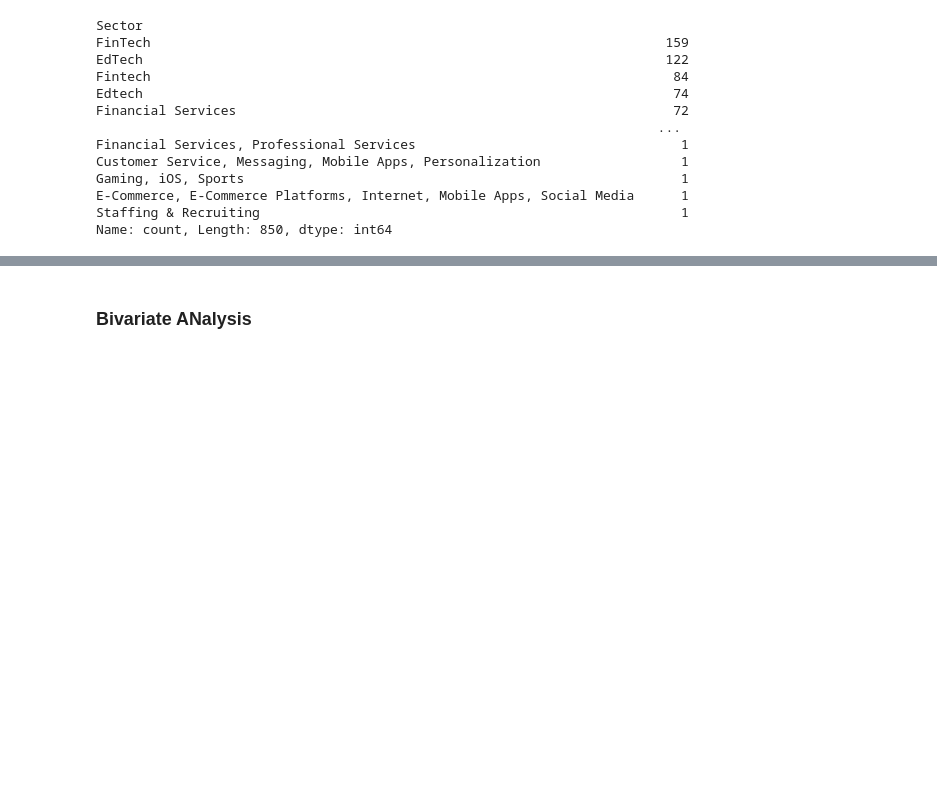
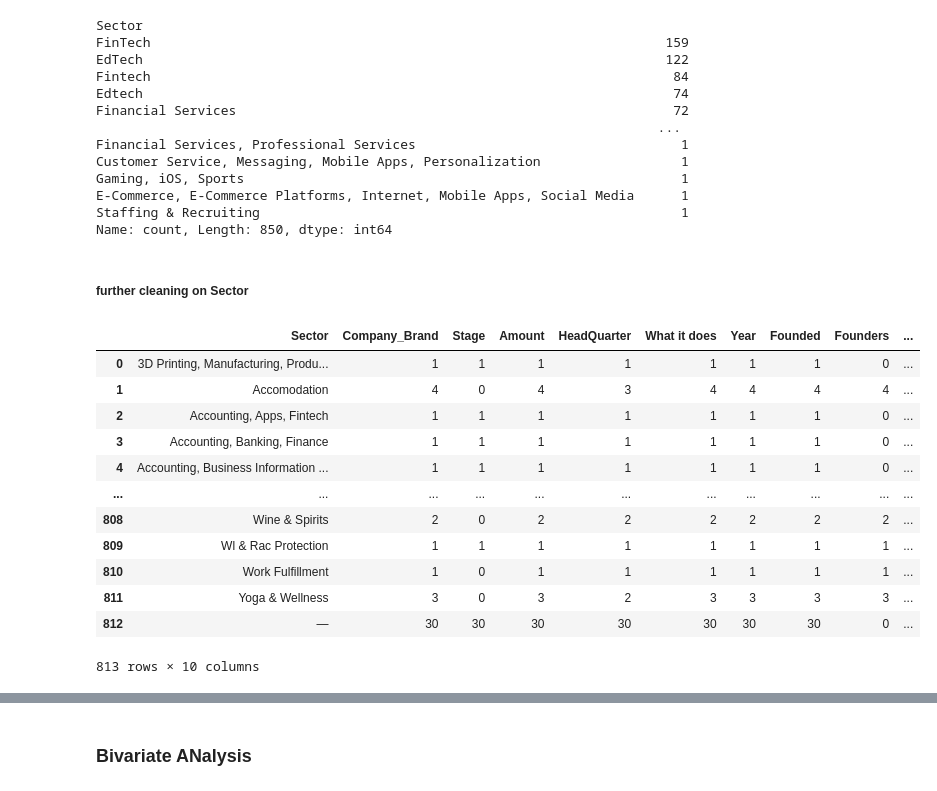
Before and after one commit to parockson/analysis-into-indian-startup-ecosystem, a Jupyter notebook: indian_start_up_funding_ecosystem.ipynb, the cells around one changed output, grey strips where cells are left out. Saved outputs shown, nothing was run; the diff lists cells and outputs as text; code cells hidden in the pictures; blank space fills up the shorter version.

Commit message:
further clean sector column

```diff
--- a/indian_start_up_funding_ecosystem.ipynb
+++ b/indian_start_up_funding_ecosystem.ipynb
@@ -1984,8 +1939,8 @@ data_df.duplicated().sum()
 # %%
 # Remove duplicate rows from the DataFrame
-data_df.drop_duplicates(inplace=True)
+data.drop_duplicates(keep='first', inplace=True)
 
 # Count the number of duplicate rows in the DataFrame
-data_df.duplicated().sum()
+data.duplicated(keep= False).sum()
 # %% [output]
 0
@@ -2032,3 +2009,23 @@ Gaming, iOS, Sports                                                        1
 E-Commerce, E-Commerce Platforms, Internet, Mobile Apps, Social Media      1
 Staffing & Recruiting                                                      1
 Name: count, Length: 850, dtype: int64
+# %% [markdown]
+##### further cleaning on Sector
+# %%
+data['Sector'] = data['Sector'].str.title()
+# %%
+data.groupby('Sector', as_index=False).count()
+# %% [output]
+|  | Sector | Company_Brand | Stage | Amount | HeadQuarter | What it does | Year | Founded | Founders | ... |
+| 0 | 3D Printing, Manufacturing, Produ... | 1 | 1 | 1 | 1 | 1 | 1 | 1 | 0 | ... |
+| 1 | Accomodation | 4 | 0 | 4 | 3 | 4 | 4 | 4 | 4 | ... |
+| 2 | Accounting, Apps, Fintech | 1 | 1 | 1 | 1 | 1 | 1 | 1 | 0 | ... |
+| 3 | Accounting, Banking, Finance | 1 | 1 | 1 | 1 | 1 | 1 | 1 | 0 | ... |
+| 4 | Accounting, Business Information ... | 1 | 1 | 1 | 1 | 1 | 1 | 1 | 0 | ... |
+| ... | ... | ... | ... | ... | ... | ... | ... | ... | ... | ... |
+| 808 | Wine & Spirits | 2 | 0 | 2 | 2 | 2 | 2 | 2 | 2 | ... |
+| 809 | Wl & Rac Protection | 1 | 1 | 1 | 1 | 1 | 1 | 1 | 1 | ... |
+| 810 | Work Fulfillment | 1 | 0 | 1 | 1 | 1 | 1 | 1 | 1 | ... |
+| 811 | Yoga & Wellness | 3 | 0 | 3 | 2 | 3 | 3 | 3 | 3 | ... |
+| 812 | — | 30 | 30 | 30 | 30 | 30 | 30 | 30 | 0 | ... |
+813 rows × 10 columns
```
Also changed, not shown: parts of 41 cells of this notebook, 1 other file.
